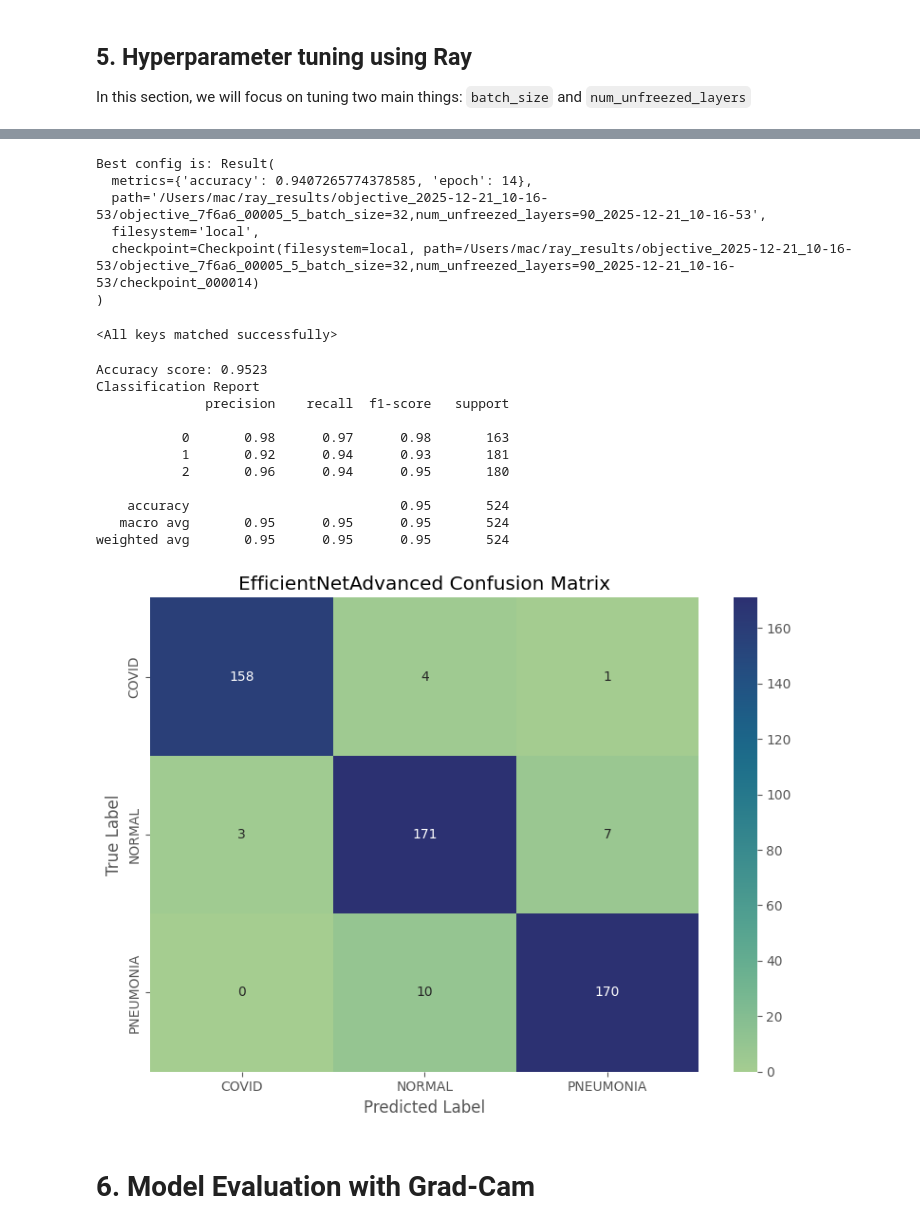
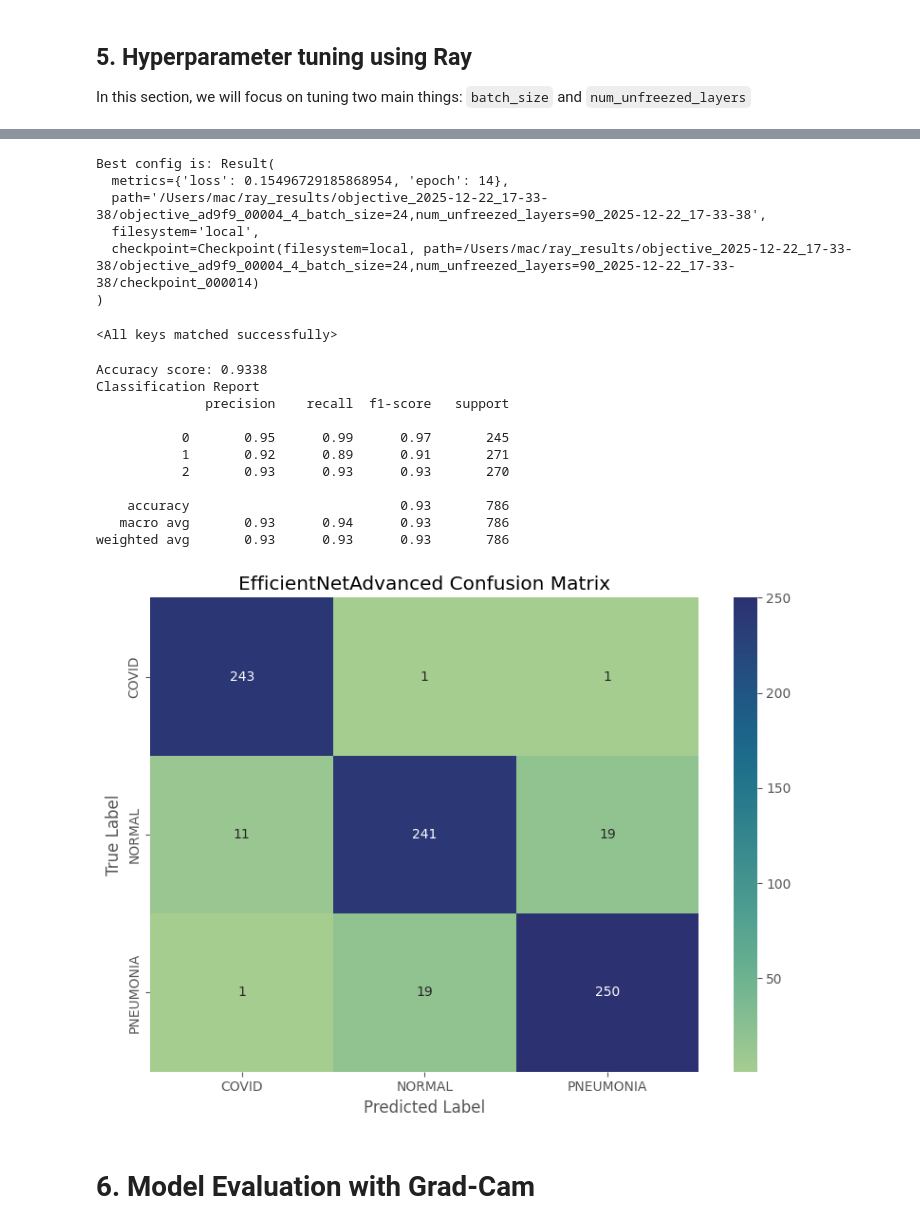
Before and after one commit to DangCongKhai/xray_chest_classification, a Jupyter notebook: main.ipynb, the cells around one changed output, grey strips where cells are left out. Saved outputs shown, nothing was run; the diff lists cells and outputs as text; code cells hidden in the pictures.

Commit message:
refactor: rerun notebook with early stopping using cross entropy loss

```diff
--- a/main.ipynb
+++ b/main.ipynb
@@ -749,7 +742,7 @@ model = model.to(device=DEVICE)
 optimizer = torch.optim.Adam(params=model.parameters(), lr=LR_STAGE_2)
 criterion = nn.CrossEntropyLoss()
 model_save_path = f"{project_root}/model_checkpoints/best_{MODEL_NAME}_finetuned.pth"
-new_early_stopping = EarlyStopping(model_checkpoint=model_save_path, patience=PATIENCE)
+new_early_stopping = EarlyStopping(model_checkpoint=model_save_path, patience=PATIENCE, mode = 'min')
 # %%
 TOTAL_EPOCHS = EPOCHS_STAGE_1 + EPOCHS_STAGE_2
 
@@ -761,32 +754,35 @@ for epoch in range(EPOCHS_STAGE_1, TOTAL_EPOCHS):
     train_loss, train_acc = train_one_epoch(
         model, train_loader, criterion, optimizer, DEVICE
     )
-    valid_loss, valid_acc = evaluate(
-        model, val_loader, criterion, DEVICE
-    )
+    valid_loss, valid_acc = evaluate(model, val_loader, criterion, DEVICE)
+    # Record metrics
+    history["train_losses"].append(train_loss)
+    history["val_losses"].append(valid_loss)
+    history["train_accuracy"].append(train_acc)
+    history["val_accuracy"].append(valid_acc)
 
     print(
         f"[{epoch + 1}/{TOTAL_EPOCHS} (Fine-Tune)] train_acc: {train_acc:.4f} - train_loss: {train_loss:.4f} - valid_acc: {valid_acc:.4f} - valid_loss: {valid_loss:.4f}"
     )
 
     should_stop, best_score, best_epoch = new_early_stopping.should_stop(
-        model, optimizer=optimizer, epoch=epoch, score=valid_acc
+        model, optimizer=optimizer, epoch=epoch, score=valid_loss
     )
     if should_stop:
         print(
             f"Early stopping: Stop at epoch: {epoch + 1} - Best epoch: {best_epoch} - Best score: {best_score}"
         )
         break
-    # Record metrics
-    history["train_losses"].append(train_loss)
-    history["val_losses"].append(valid_loss)
-    history["train_accuracy"].append(train_acc)
-    history["val_accuracy"].append(valid_acc)
-    history["best_accuracy"] = best_score
+
+    if should_stop:
+        print(
+            f"[Early Stopping]: Stop at epoch {epoch + 1} - Best epoch: {best_epoch} - Best score: {best_score}"
+        )
+        break
     history["best_epoch"] = best_epoch
 
     print(
-        f"\t- [current best] epoch: {history['best_epoch']} - acc: {history['best_accuracy']:.4f}\n"
+        f"\t- [current best] epoch: {history['best_epoch']} - acc: {history['val_accuracy'][best_epoch - 1]:.4f}\n"
     )
 # %% [output]
 Training configuration for stage 2: LR = 1e-05, EPOCHS = 20
@@ -897,13 +895,15 @@ def objective(config):
         train_one_epoch(
             model=model, dataloader=train_loader, criterion=criterion, optimizer=optimizer, device=DEVICE
         )  # Train the model
-        _, avg_acc = evaluate(model, val_loader, criterion = criterion, device = DEVICE)  # Compute val accuracy
+        avg_loss, avg_acc = evaluate(model, val_loader, criterion = criterion, device = DEVICE)  # Compute val accuracy
 
         with tempfile.TemporaryDirectory() as temp_checkpoint_dir:
             checkpoint = None
             torch.save(model.state_dict(), os.path.join(temp_checkpoint_dir, "model.pth"))
             checkpoint = Checkpoint.from_directory(temp_checkpoint_dir)
-            tune.report({"accuracy": avg_acc, "epoch" : epoch}, checkpoint=checkpoint)  # Report to Tune
+            tune.report(
+                {"loss": avg_loss, "epoch": epoch}, checkpoint=checkpoint
+            )  # Report to Tune
 
 
 search_space = {"batch_size": tune.grid_search([i for i in range(16, 40, 8)]),
@@ -912,8 +912,8 @@ search_space = {"batch_size": tune.grid_search([i for i in range(16, 40, 8)]),
 
 # Add early stopping
 asha_scheduler = ASHAScheduler(
-    metric="accuracy",
-    mode="max",
+    metric="loss",
+    mode="min",
     grace_period=5,
 )
 tuner = tune.Tuner(
@@ -964,14 +964,14 @@ Trial Status
 # %%
-print("Best config is:", results.get_best_result("accuracy", mode="max"))
+print("Best config is:", results.get_best_result("loss", mode="min"))
 # %% [output]
 Best config is: Result(
-  metrics={'accuracy': 0.9407265774378585, 'epoch': 14},
-  path='/Users/mac/ray_results/objective_2025-12-21_10-16-53/objective_7f6a6_00005_5_batch_size=32,num_unfreezed_layers=90_2025-12-21_10-16-53',
+  metrics={'loss': 0.15496729185868954, 'epoch': 14},
+  path='/Users/mac/ray_results/objective_2025-12-22_17-33-38/objective_ad9f9_00004_4_batch_size=24,num_unfreezed_layers=90_2025-12-22_17-33-38',
   filesystem='local',
-  checkpoint=Checkpoint(filesystem=local, path=/Users/mac/ray_results/objective_2025-12-21_10-16-53/objective_7f6a6_00005_5_batch_size=32,num_unfreezed_layers=90_2025-12-21_10-16-53/checkpoint_000014)
+  checkpoint=Checkpoint(filesystem=local, path=/Users/mac/ray_results/objective_2025-12-22_17-33-38/objective_ad9f9_00004_4_batch_size=24,num_unfreezed_layers=90_2025-12-22_17-33-38/checkpoint_000014)
 )
 # %%
-best_result = results.get_best_result("accuracy", mode='max')
+best_result = results.get_best_result("loss", mode="min")
 
 with best_result.checkpoint.as_directory() as checkpoint_dir:
     state_dict = torch.load(os.path.join(checkpoint_dir, "model.pth"))
@@ -982,23 +982,25 @@ model.load_state_dict(state_dict)
 <All keys matched successfully>
 # %%
 model = model.to(DEVICE)
-save_path = f"{project_root}/results/{MODEL_NAME}_finetuned_hyperparameter_tuning_cfm.png"
+save_path = (
+    f"{project_root}/results/{MODEL_NAME}_finetuned_hyperparameter_tuning_cfm.png"
+)
 performance(
     model, test_loader, DEVICE, MODEL_NAME, class_names=CLASSES, save_path=save_path
 )
 # %% [output]
-Accuracy score: 0.9523
+Accuracy score: 0.9338
 Classification Report
               precision    recall  f1-score   support
 
-           0       0.98      0.97      0.98       163
-           1       0.92      0.94      0.93       181
-           2       0.96      0.94      0.95       180
+           0       0.95      0.99      0.97       245
+           1       0.92      0.89      0.91       271
+           2       0.93      0.93      0.93       270
 
-    accuracy                           0.95       524
-   macro avg       0.95      0.95      0.95       524
-weighted avg       0.95      0.95      0.95       524
+    accuracy                           0.93       786
+   macro avg       0.93      0.94      0.93       786
+weighted avg       0.93      0.93      0.93       786
-[figure, old version]
+[figure, new version]
 # %%
 # Save in real model weight
 model_save_path = f"{project_root}/model_checkpoints/best_{MODEL_NAME}_finetuned_hyperparameter_tuned.pth"
```
Also changed, not shown: parts of 39 cells of this notebook.
